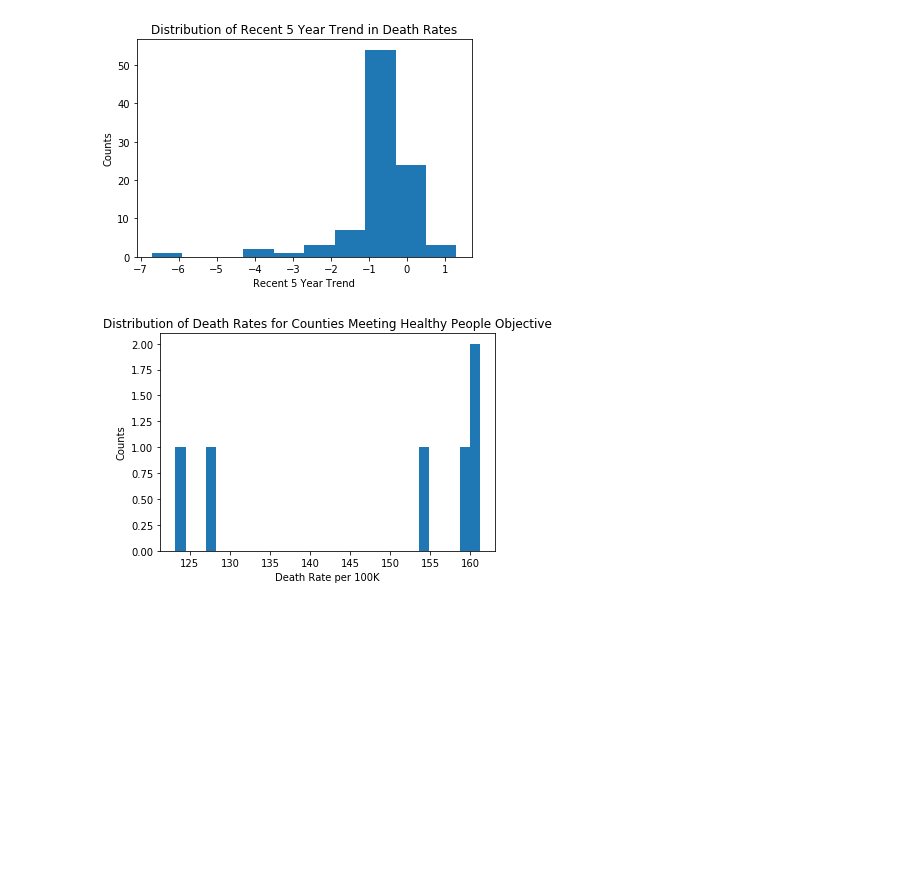
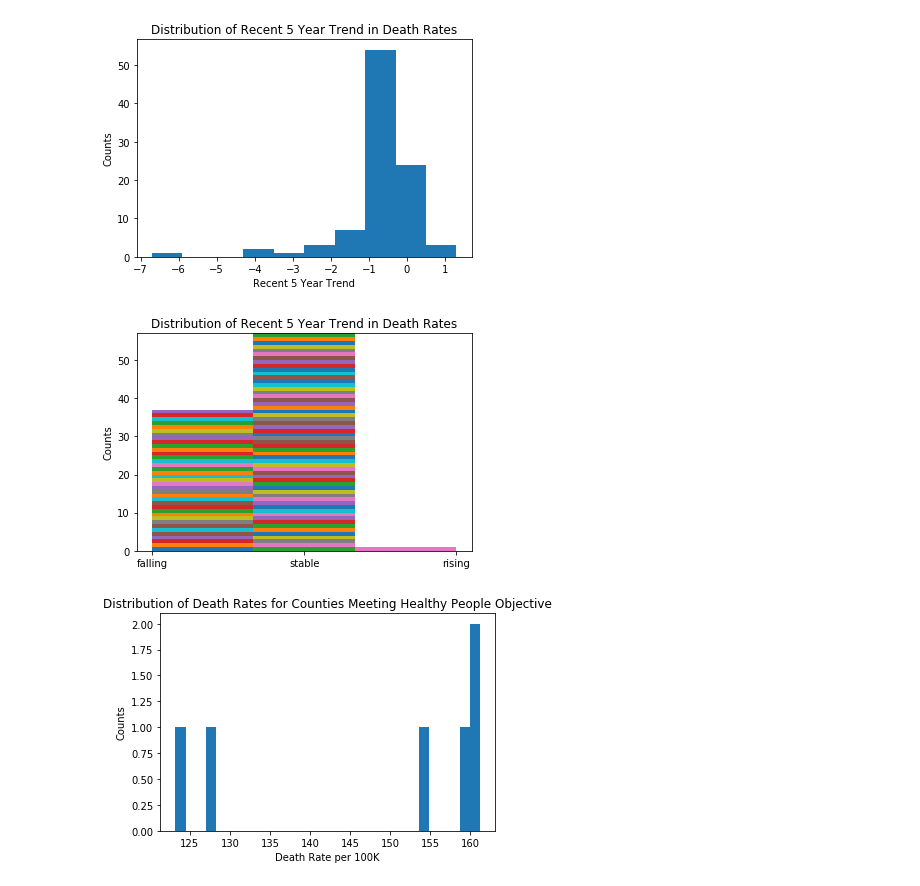
Before and after one commit to ncov/vanderbilt-aspire-data-essentials, a Jupyter notebook: data_essentials_project_090518.ipynb, the cells around one changed output. Saved outputs shown, nothing was run; the diff lists cells and outputs as text; code cells hidden in the pictures; blank space fills up the shorter version.

```diff
--- a/data_essentials_project_090518.ipynb
+++ b/data_essentials_project_090518.ipynb
@@ -310,6 +145,13 @@ plt.title("Distribution of Recent 5 Year Trend in Death Rates")
 plt.show()
 # %% [output]
 [figure]
+# %%
+plt.hist(pop_and_cancer.recent_trend, bins = 3, stacked = True)
+plt.ylabel("Counts")
+plt.title("Distribution of Recent 5 Year Trend in Death Rates")
+plt.show()
+# %% [output]
+[figure, added]
 # %%
 plt.hist(pop_and_cancer.loc[pop_and_cancer['healthy_people'] == 'Yes'].death_rate_per_100K, bins = 30)
 plt.xlabel("Death Rate per 100K")
```
Also changed, not shown: parts of 30 cells of this notebook.
